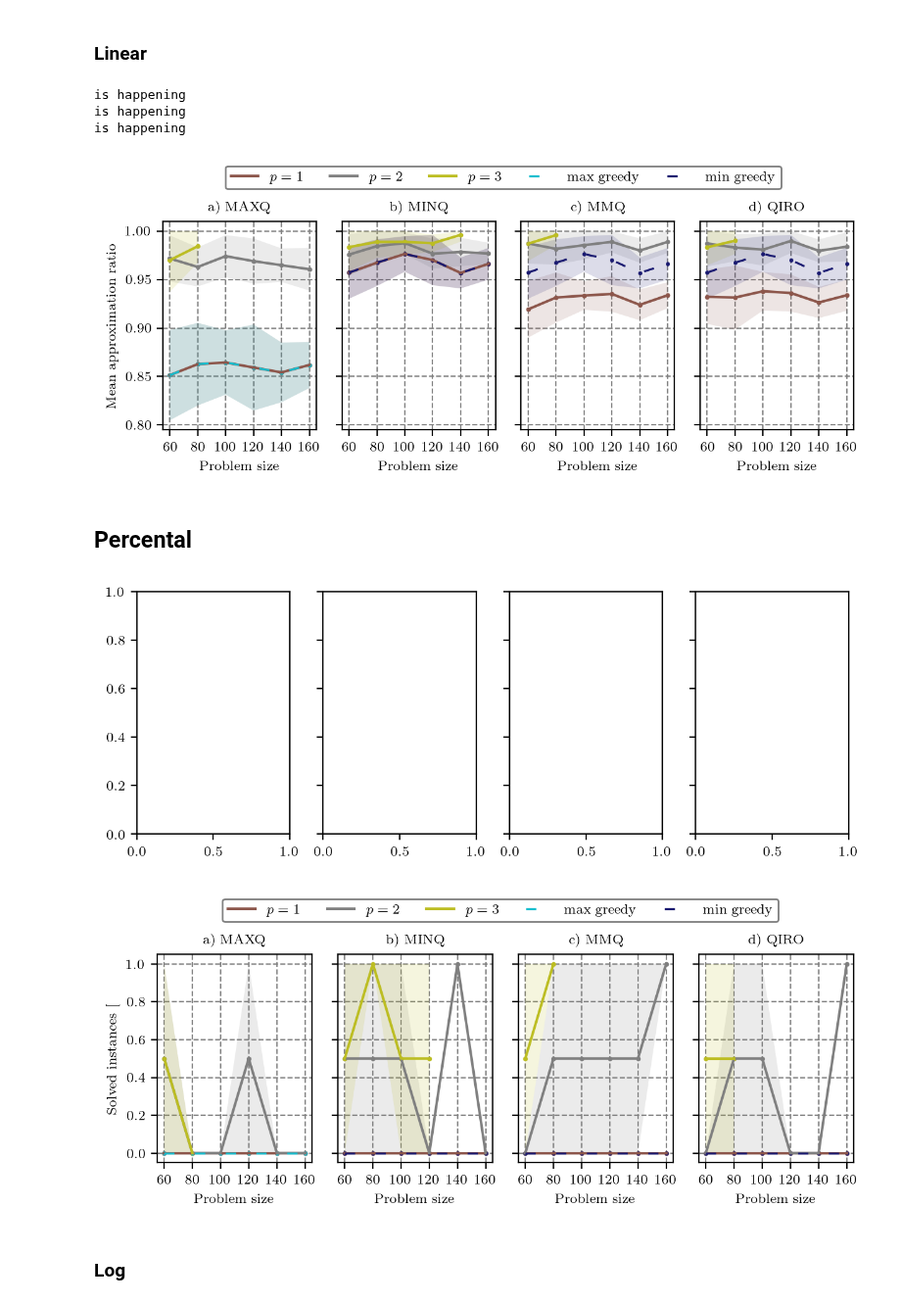
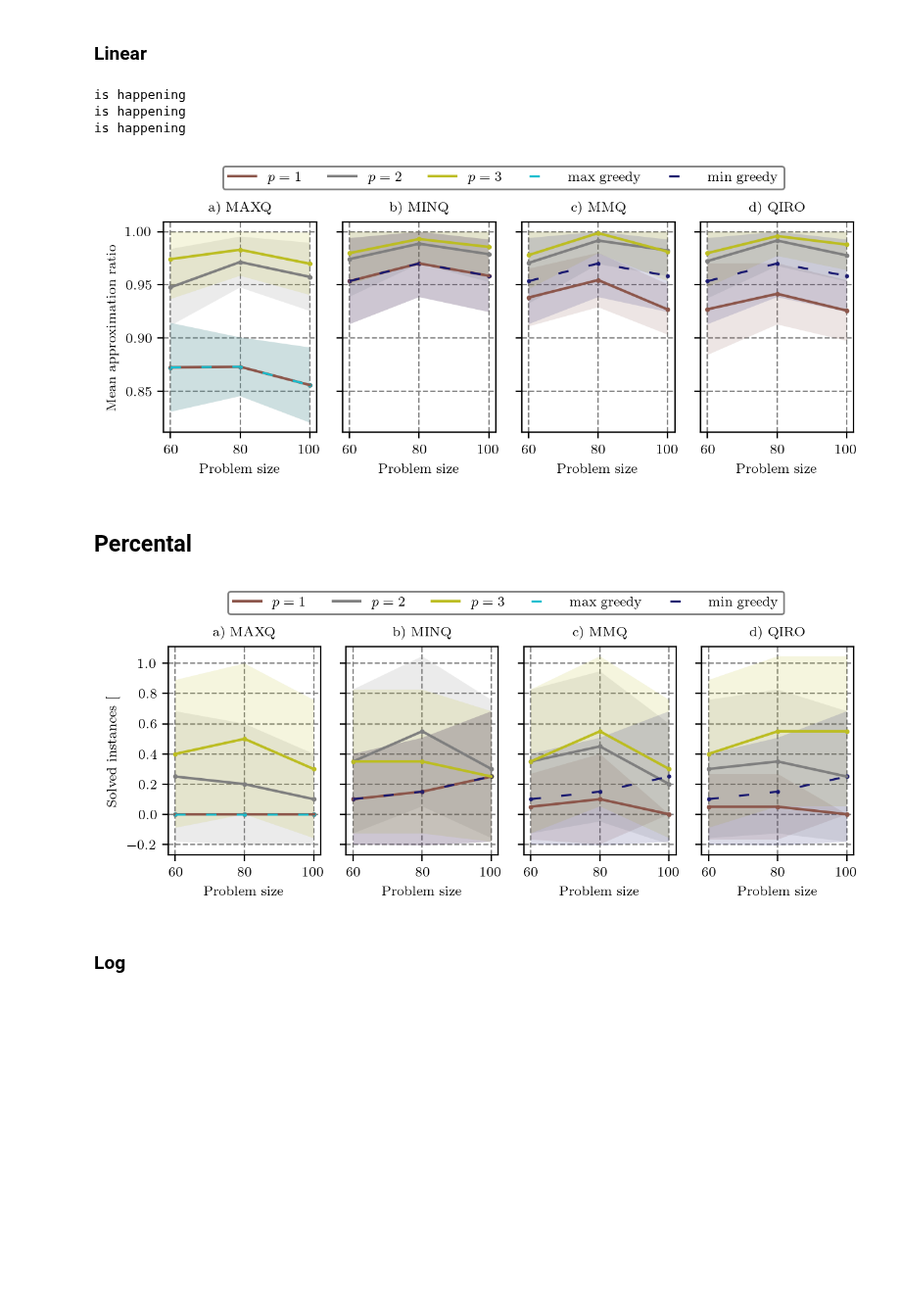
Before and after one commit to jernejrudifinzgar/qiro, a Jupyter notebook: Experiments/MIS_QIRO/scripts/plotting.ipynb, the cells around one changed output. Shown at 98% size. Drawn from its saved outputs; the diff is of its cells as text; code cells hidden in the pictures; blank space fills up the shorter version.

```diff
--- a/Experiments/MIS_QIRO/scripts/plotting.ipynb
+++ b/Experiments/MIS_QIRO/scripts/plotting.ipynb
@@ -111,8 +111,8 @@ ps = [1, 2, 3]
 runs = list(range(20))
 variations = ['MAXQ', 'MINQ', 'MMQ', 'QIRO']
 iterations = [0]
-version = 3
-ns = [60, 80, 100, 120, 140, 160]
+version = 4
+ns = [60, 80, 100]#, 120, 140, 160]
 
 major_yticks_pos = [0.8, 0.9, 0.95, 0.99]
 major_yticks_names = [0.8, 0.9, 0.95, 0.99]
@@ -216,7 +216,7 @@ plt.show()
 is happening
 is happening
 is happening
-[figure, old version]
+[figure, new version]
 # %% [markdown]
 ## Percental
 # %%
@@ -285,11 +285,11 @@ def get_percental_results(variation, p, runs, ns, iterations, version):
 # %%
 colors=['tab:blue', 'tab:orange', 'tab:green', 'tab:red', 'tab:purple', 'tab:pink', 'tab:brown', 'tab:grey', 'tab:olive', 'midnightblue', 'tab:cyan']
 ps = [1, 2, 3]
-runs = list(range(2))
+runs = list(range(20))
 variations = ['MAXQ', 'MINQ', 'MMQ', 'QIRO']
 iterations = [0]
-version = 3
-ns = [60, 80, 100, 120, 140, 160]
+version = 4
+ns = [60, 80, 100]#, 120, 140, 160]
 
 major_yticks_pos = [0.8, 0.9, 0.95, 0.99]
 major_yticks_names = [0.8, 0.9, 0.95, 0.99]
@@ -358,36 +358,35 @@ for ax in axs:
     ax.set_xlabel('Problem size')
     ax.yaxis.grid(color='gray', linestyle='dashed')
     ax.xaxis.grid(color='gray', linestyle='dashed')
     ax.set_axisbelow(True)
     ax.set_xticks(ns, ns)
    #ax.set_yscale('logit')
     #ax.set_ylim(bottom=0.79, top=0.995)
 
-axs[0].set_ylabel('Solved instances [%]')
+axs[0].set_ylabel('Solved instances [$\%$]')
 #ax1.set_xticks(range(1, 17, 2), np.round(np.linspace(0.1, 0.80, 8), 2))
 #ax1.set_xticks()
 # ax1.set_yscale('logit')
 axs[0].set_title('a) MAXQ', loc='center')
 axs[1].set_title('b) MINQ', loc='center')
 axs[2].set_title('c) MMQ', loc='center')
 axs[3].set_title('d) QIRO', loc='center')
 # #ax1.gca()
 # ax1.yaxis.set_ticklabels([])
 # ax1.set_ylim(bottom=0.79, top=0.9997)
 #axs[0].set_yticks(major_yticks_pos, major_yticks_names)
 #axs[0].set_yticks(minor_yticks_pos, minor_ticks_names, minor=True)
 
 plt.tight_layout()
 lines, labels = axs[0].get_legend_handles_labels()
 lines2, labels2 = axs[1].get_legend_handles_labels()
 lines.append(lines2[-1])
 labels.append(labels2[-1])
 axs[1].legend(lines, labels, loc='upper center', ncols=6, bbox_to_anchor=(1.05, 1.3), fancybox=True, edgecolor = 'grey', framealpha=1, facecolor=None)
 #fig.savefig('./plots/appr_vs_density_log_gurobi_std_80_graphs_missing_errors.pdf', dpi=300, bbox_inches='tight')
 plt.show()
 # %% [output]
-[figure, old version]
+[figure, new version]
-[figure, removed]
 # %% [markdown]
 ### Log
 # %%
```
Also changed, not shown: 2 other files.
